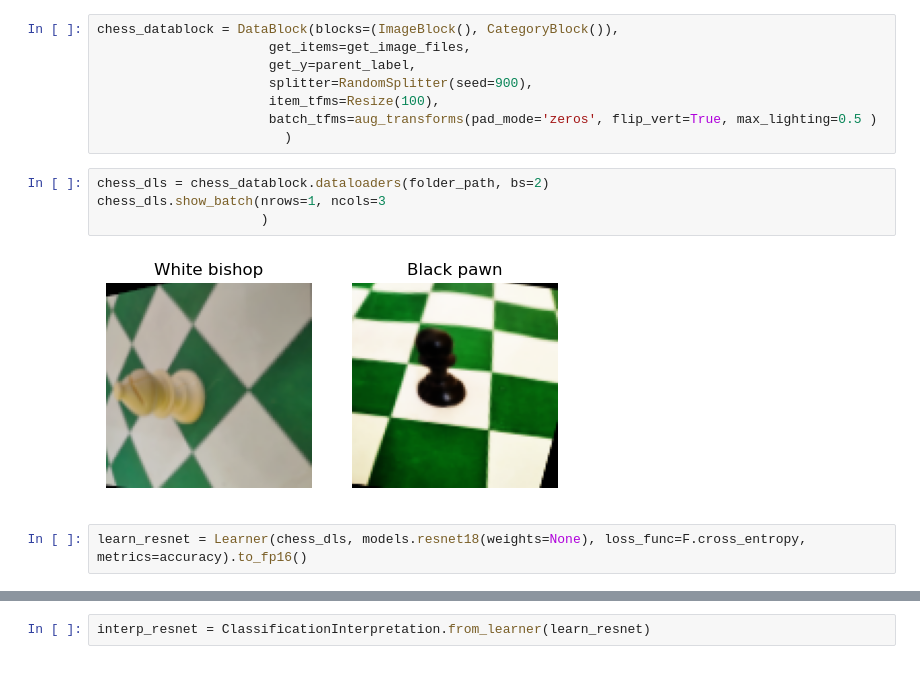
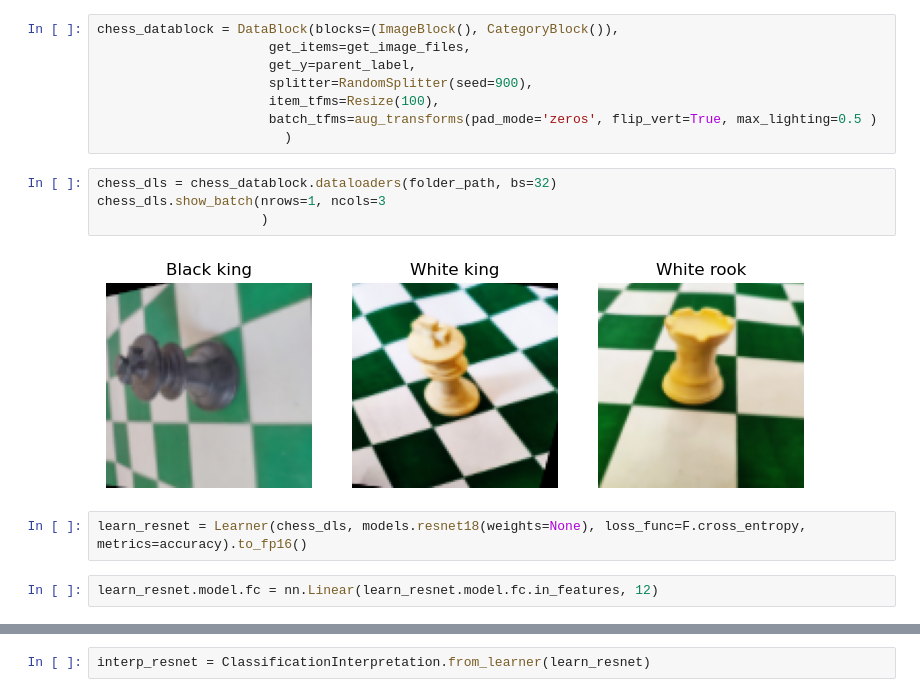
Before and after one commit to TosinPhillip/Chess-Classification-Project, a Jupyter notebook: chess-pieces-classification.ipynb, the cells around one changed output, grey strips where cells are left out. Saved outputs shown, nothing was run; the diff lists cells and outputs as text.

```diff
--- a/chess-pieces-classification.ipynb
+++ b/chess-pieces-classification.ipynb
@@ -61,10 +61,12 @@ chess_datablock = DataBlock(blocks=(ImageBlock(), CategoryBlock()),
                       batch_tfms=aug_transforms(pad_mode='zeros', flip_vert=True, max_lighting=0.5 )
                         )
 # %%
-chess_dls = chess_datablock.dataloaders(folder_path, bs=2)
+chess_dls = chess_datablock.dataloaders(folder_path, bs=32)
 chess_dls.show_batch(nrows=1, ncols=3
                      )
 # %% [output]
-[figure, old version]
+[figure, new version]
 # %%
 learn_resnet = Learner(chess_dls, models.resnet18(weights=None), loss_func=F.cross_entropy, metrics=accuracy).to_fp16()
+# %%
+learn_resnet.model.fc = nn.Linear(learn_resnet.model.fc.in_features, 12)
```
Also changed, not shown: parts of 6 cells of this notebook.
